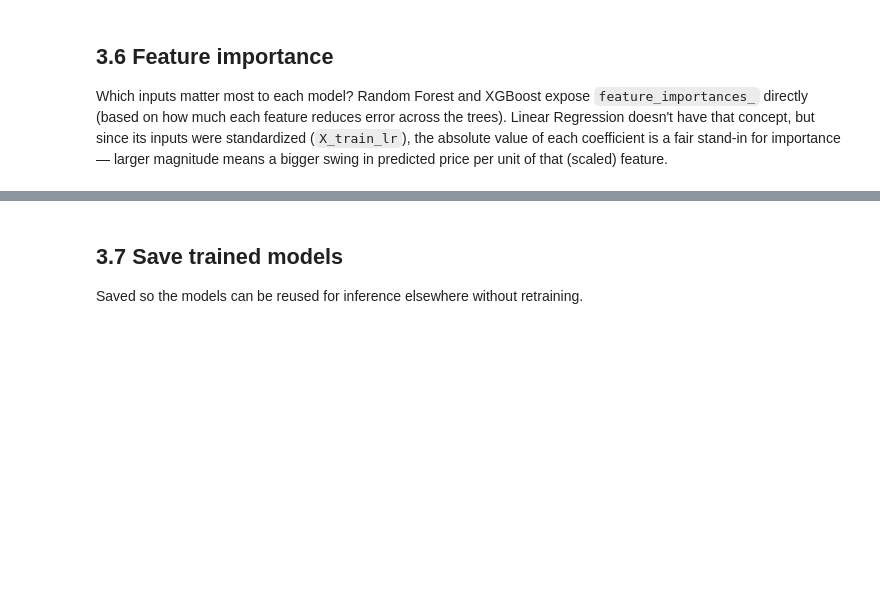
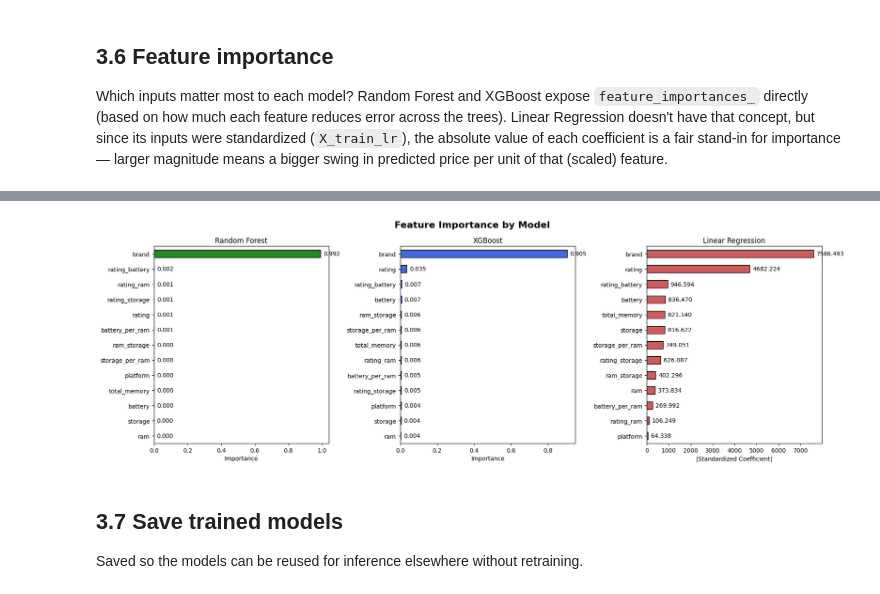
Before and after one commit to ROHIT4321/smartphone-price-prediction, a Jupyter notebook: 03_training_and_prediction.ipynb, the cells around one changed output, grey strips where cells are left out. Drawn from its saved outputs; the diff is of its cells as text; code cells hidden in the pictures; blank space fills up the shorter version.

```diff
--- a/03_training_and_prediction.ipynb
+++ b/03_training_and_prediction.ipynb
@@ -231,24 +274,82 @@ print(lin_importances)
 # %%
 fig, axes = plt.subplots(1, 3, figsize=(18, 6))
 
-rf_importances.plot(kind="barh", ax=axes[0], color="forestgreen", edgecolor="black")
+# ------------------------------------------------
+# Random Forest
+# ------------------------------------------------
+rf_importances.plot(
+    kind="barh",
+    ax=axes[0],
+    color="forestgreen",
+    edgecolor="black"
+)
+
 axes[0].invert_yaxis()
 axes[0].set_title("Random Forest")
 axes[0].set_xlabel("Importance")
 
-xgb_importances.plot(kind="barh", ax=axes[1], color="royalblue", edgecolor="black")
+axes[0].bar_label(
+    axes[0].containers[0],
+    fmt="%.3f",
+    padding=5
+)
+
+
+# ------------------------------------------------
+# XGBoost
+# ------------------------------------------------
+xgb_importances.plot(
+    kind="barh",
+    ax=axes[1],
+    color="royalblue",
+    edgecolor="black"
+)
+
 axes[1].invert_yaxis()
 axes[1].set_title("XGBoost")
 axes[1].set_xlabel("Importance")
 
-lin_importances.plot(kind="barh", ax=axes[2], color="indianred", edgecolor="black")
+axes[1].bar_label(
+    axes[1].containers[0],
+    fmt="%.3f",
+    padding=5
+)
+
+
+# ------------------------------------------------
+# Linear Regression
+# ------------------------------------------------
+lin_importances.plot(
+    kind="barh",
+    ax=axes[2],
+    color="indianred",
+    edgecolor="black"
+)
+
 axes[2].invert_yaxis()
 axes[2].set_title("Linear Regression")
 axes[2].set_xlabel("|Standardized Coefficient|")
 
-fig.suptitle("Feature Importance by Model", fontsize=16, fontweight="bold")
+axes[2].bar_label(
+    axes[2].containers[0],
+    fmt="%.3f",
+    padding=5
+)
+
+
+# ------------------------------------------------
+# Overall title
+# ------------------------------------------------
+fig.suptitle(
+    "Feature Importance by Model",
+    fontsize=16,
+    fontweight="bold"
+)
+
 plt.tight_layout()
 plt.show()
+# %% [output]
+[figure, added]
 # %% [markdown]
 ## 3.7 Save trained models
 
```
Also changed, not shown: parts of 9 cells of this notebook, 4 other files.
